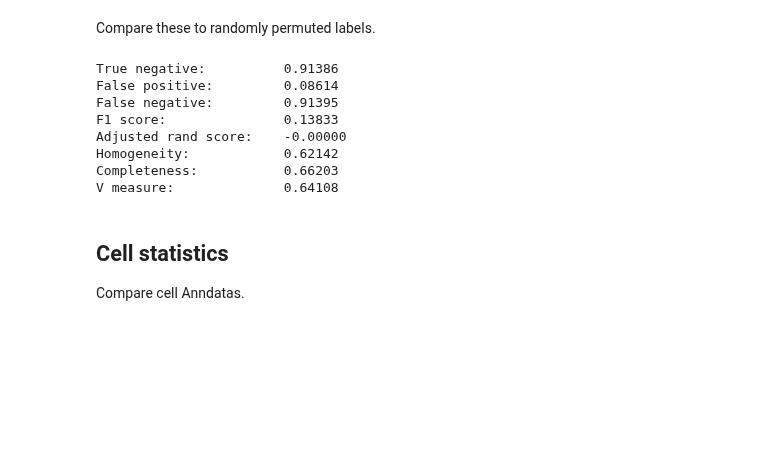
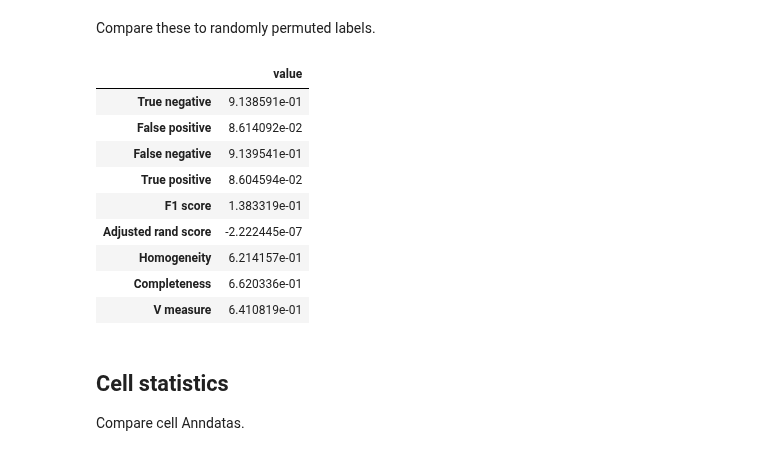
Before and after one commit to aristoteleo/spateo-notebooks, a Jupyter notebook: segmentation/SS200000135_label_statistics.ipynb, the cells around one changed output. Cells and saved outputs as stored; diff of their text form; code cells hidden in the pictures; blank space fills up the shorter version.

```diff
--- a/segmentation/SS200000135_label_statistics.ipynb
+++ b/segmentation/SS200000135_label_statistics.ipynb
@@ -105,24 +115,29 @@ Compare these to randomly permuted labels.
 # %%
 cell_labels = seg_adata.layers['cell_labels_expanded'][seg_adata.X.A > 0]
 random_labels = seg_adata.layers['random_X_labels_expanded'][seg_adata.X.A > 0]
-tn, fp, fn, tp, f1, ars, h, c, v = compute_stats(cell_labels, random_labels)
-print(f'True negative:\t\t{tn:.5f}')
-print(f'False positive:\t\t{fp:.5f}')
-print(f'False negative:\t\t{fn:.5f}')
-print(f'F1 score:\t\t{f1:.5f}')
-print(f'Adjusted rand score:\t{ars:.5f}')
-print(f'Homogeneity:\t\t{h:.5f}')
-print(f'Completeness:\t\t{c:.5f}')
-print(f'V measure:\t\t{v:.5f}')
+values = compute_stats(cell_labels, random_labels)
+pd.DataFrame({'value': values}, index=[
+    'True negative',
+    'False positive',
+    'False negative',
+    'True positive',
+    'F1 score',
+    'Adjusted rand score',
+    'Homogeneity',
+    'Completeness',
+    'V measure'
+])
 # %% [output]
-True negative:          0.91386
-False positive:         0.08614
-False negative:         0.91395
-F1 score:               0.13833
-Adjusted rand score:    -0.00000
-Homogeneity:            0.62142
-Completeness:           0.66203
-V measure:              0.64108
+|  | value |
+| True negative | 9.138591e-01 |
+| False positive | 8.614092e-02 |
+| False negative | 9.139541e-01 |
+| True positive | 8.604594e-02 |
+| F1 score | 1.383319e-01 |
+| Adjusted rand score | -2.222445e-07 |
+| Homogeneity | 6.214157e-01 |
+| Completeness | 6.620336e-01 |
+| V measure | 6.410819e-01 |
 # %% [markdown]
 ## Cell statistics
 
```
Also changed, not shown: parts of 2 cells of this notebook.
